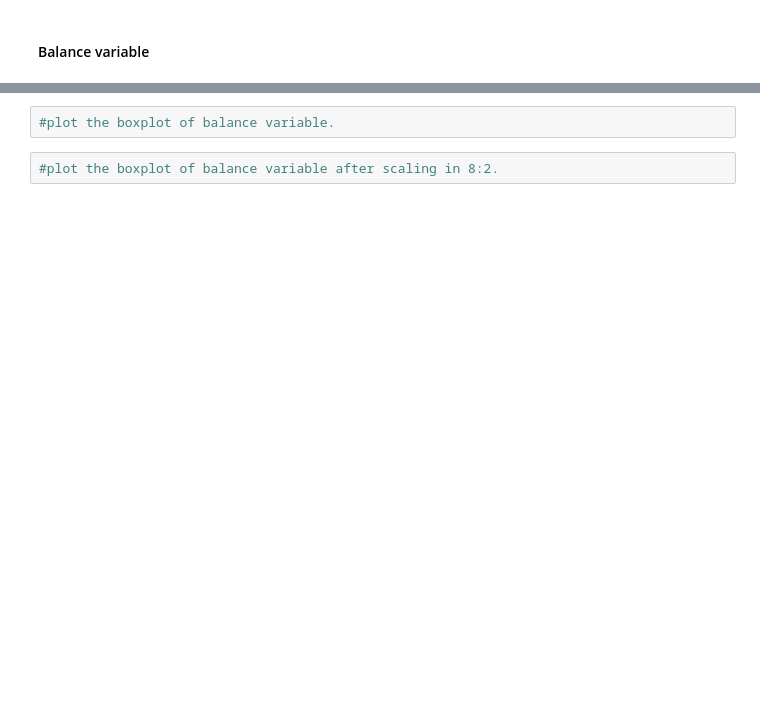
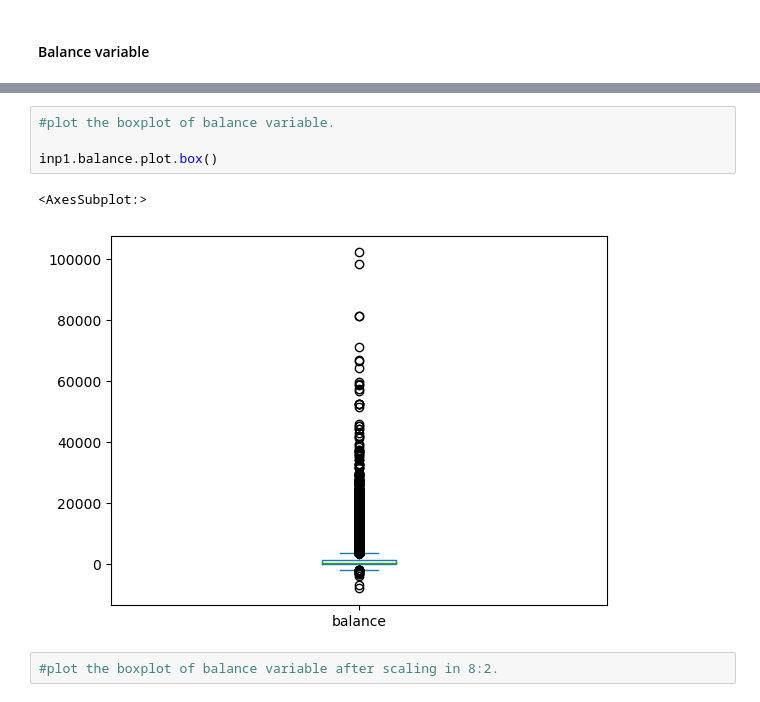
Before and after one commit to ektagupta-19/python-work, a Jupyter notebook: EDA Case Study-Bank Marketing Campaign.ipynb, the cells around one changed output, grey strips where cells are left out. Saved outputs shown, nothing was run; the diff lists cells and outputs as text; blank space fills up the shorter version.

```diff
--- a/EDA Case Study-Bank Marketing Campaign.ipynb
+++ b/EDA Case Study-Bank Marketing Campaign.ipynb
@@ -214,5 +435,10 @@ Major approaches to the treat outliers:
 # %%
 #plot the boxplot of balance variable.
+
+inp1.balance.plot.box()
+# %% [output]
+<AxesSubplot:>
+[figure, added]
 # %%
 #plot the boxplot of balance variable after scaling in 8:2.
 # %%
```
Also changed, not shown: parts of 81 cells of this notebook, 7 other files.
